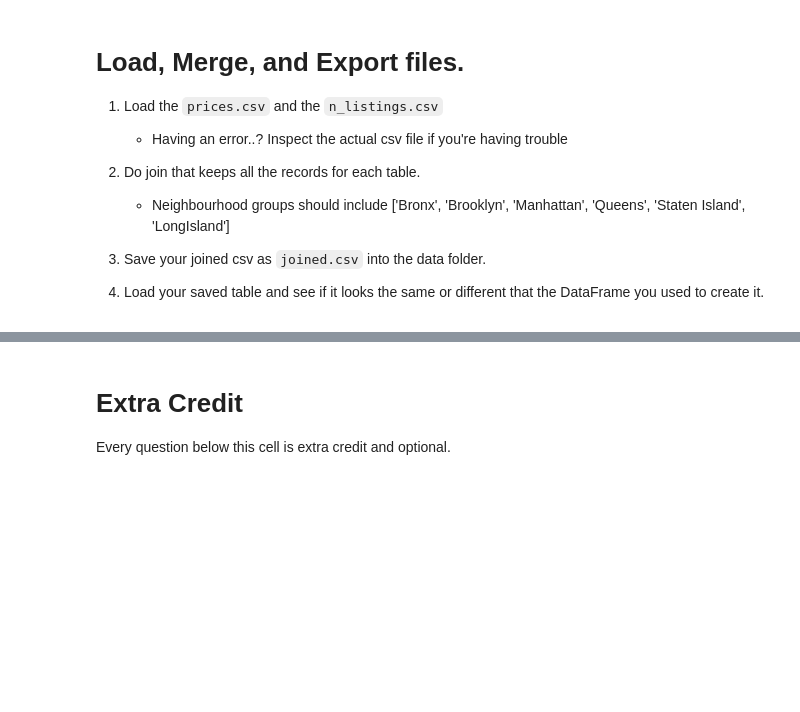
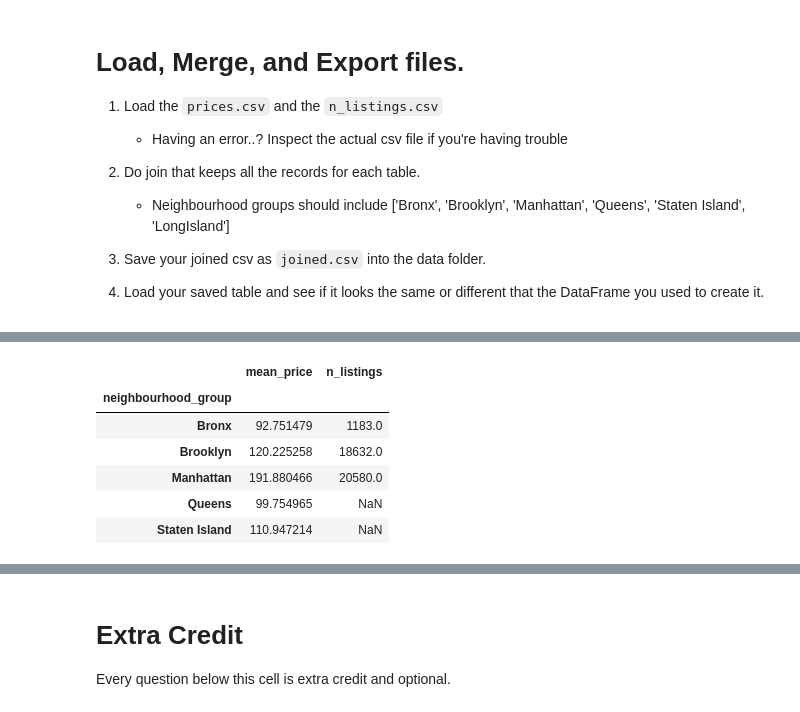
Before and after one commit to LiKenun/ds-fall-2025-wed, a Jupyter notebook: Week-01-Pandas/Exercise-Jiayu-Ouyang.ipynb, the cells around one changed output, grey strips where cells are left out. Cells and saved outputs as stored; diff of their text form; code cells hidden in the pictures; blank space fills up the shorter version.

```diff
--- a/Week-01-Pandas/Exercise-Jiayu-Ouyang.ipynb
+++ b/Week-01-Pandas/Exercise-Jiayu-Ouyang.ipynb
@@ -195,0 +280,7 @@ Name: proportion, dtype: float64
+# %%
+# 1. Load the `prices.csv` and the `n_listings.csv`
+df_price=pd.read_csv("/workspaces/ds-fall-2025-wed-JO/Week-01-Pandas/data/prices.csv")
+df_nlistings=pd.read_csv("/workspaces/ds-fall-2025-wed-JO/Week-01-Pandas/data/n_listings.csv", sep=';')
+# %%
+df_price = df_price.set_index('neighbourhood_group')
+df_nlistings = df_nlistings.set_index('neighbourhood_group')
@@ -196,4 +306,15 @@ Name: proportion, dtype: float64
 # %%
 # 2. Do join that keeps all the records for each table.
+
+dfjoined=df_price.join(df_nlistings)
+dfjoined
+# %% [output]
+|  | mean_price | n_listings |
+| neighbourhood_group |  |  |
+| Bronx | 92.751479 | 1183.0 |
+| Brooklyn | 120.225258 | 18632.0 |
+| Manhattan | 191.880466 | 20580.0 |
+| Queens | 99.754965 | NaN |
+| Staten Island | 110.947214 | NaN |
 # %%
 # 3. Save your joined csv as `joined.csv` into the data folder.
```
Also changed, not shown: parts of 12 cells of this notebook, 1 other file.
